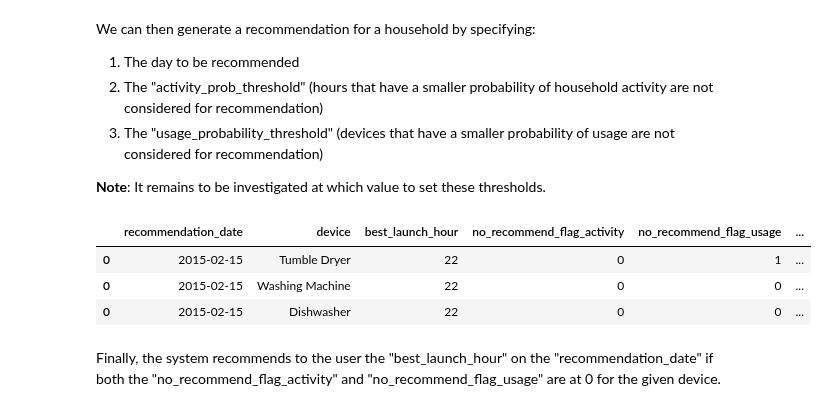
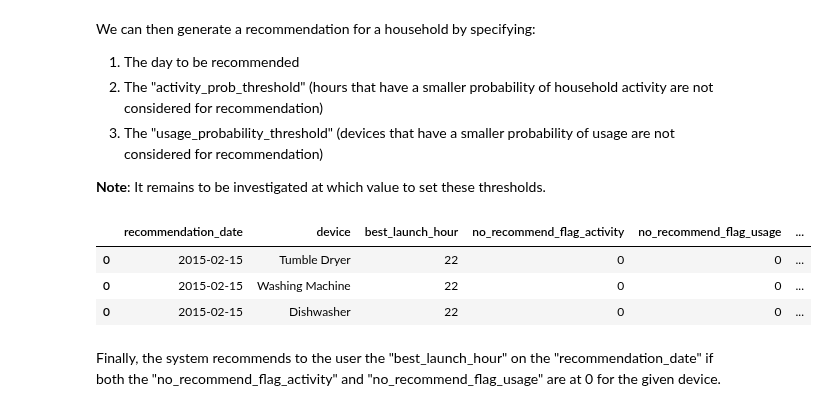
Before and after one commit to Janalytics94/xai_energy_efficient_smart_home, a Jupyter notebook: code/Recommendation_Agent.ipynb, the cells around one changed output. Drawn from its saved outputs; the diff is of its cells as text; code cells hidden in the pictures.

Commit message:
bugfix logit

```diff
--- a/code/Recommendation_Agent.ipynb
+++ b/code/Recommendation_Agent.ipynb
@@ -140,10 +140,10 @@ price_df = helper.create_day_ahead_prices_df(DATA_PATH, 'Day-ahead Prices_201501
 #price_df.to_pickle('../data/processed_pickle/price_df.pkl')
 # %%
 # Load pickle data
-#activity_df = pd.read_pickle('../data/processed_pickle/activity_df.pkl')
-#load_df = pd.read_pickle('../data/processed_pickle/load_df.pkl')
-#usage_df = pd.read_pickle('../data/processed_pickle/usage_df.pkl')
-#price_df = pd.read_pickle('../data/processed_pickle/price_df.pkl')
+activity_df = pd.read_pickle('../data/processed_pickle/activity_df.pkl')
+load_df = pd.read_pickle('../data/processed_pickle/load_df.pkl')
+usage_df = pd.read_pickle('../data/processed_pickle/usage_df.pkl')
+price_df = pd.read_pickle('../data/processed_pickle/price_df.pkl')
 # %% [markdown]
 ## **2. Constructing the Recommendation Agent**
 # %% [markdown]
@@ -171,7 +171,7 @@ class Recommendation_Agent:
         self.Price_Agent = Price_Agent(price_input)
 # %%
 #initialize the Recommendation Agent with the required inputs
-recommend = Recommendation_Agent(activity_df, usage_df, load_df, price_df, shiftable_devices,)
+recommend = Recommendation_Agent(activity_df, usage_df, load_df, price_df, shiftable_devices, 'logit')
 # %% [markdown]
 ### **2.2 Compute Usage Cost For Every Starting Time (each of the 24 hours of the day) For A Given Device**
 # %% [markdown]
@@ -371,10 +376,10 @@ We can then generate a recommendation for a household by specifying:
 
 **Note**:  It remains to be investigated at which value to set these thresholds.
 # %%
-recommend.pipeline(date = "2015-02-15", model_type= "random forest", activity_prob_threshold = 0.4,  usage_prob_threshold = 0.3)
+recommend.pipeline(date = "2015-02-15", model_type= "logit", activity_prob_threshold = 0.4,  usage_prob_threshold = 0.3)
 # %% [output]
 |  | recommendation_date | device | best_launch_hour | no_recommend_flag_activity | no_recommend_flag_usage | ... |
-| 0 | 2015-02-15 | Tumble Dryer | 22 | 0 | 1 | ... |
+| 0 | 2015-02-15 | Tumble Dryer | 22 | 0 | 0 | ... |
 | 0 | 2015-02-15 | Washing Machine | 22 | 0 | 0 | ... |
 | 0 | 2015-02-15 | Dishwasher | 22 | 0 | 0 | ... |
 # %% [markdown]
```
Also changed, not shown: parts of 5 cells of this notebook, 1 other file.
